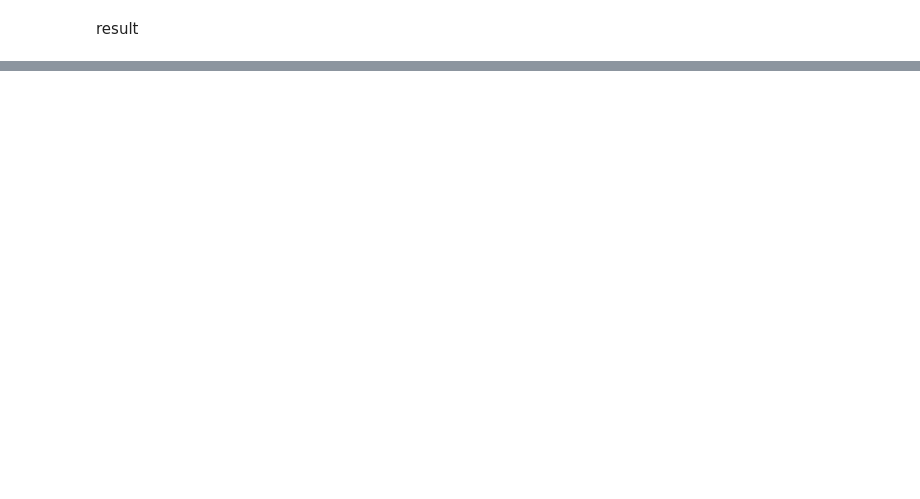
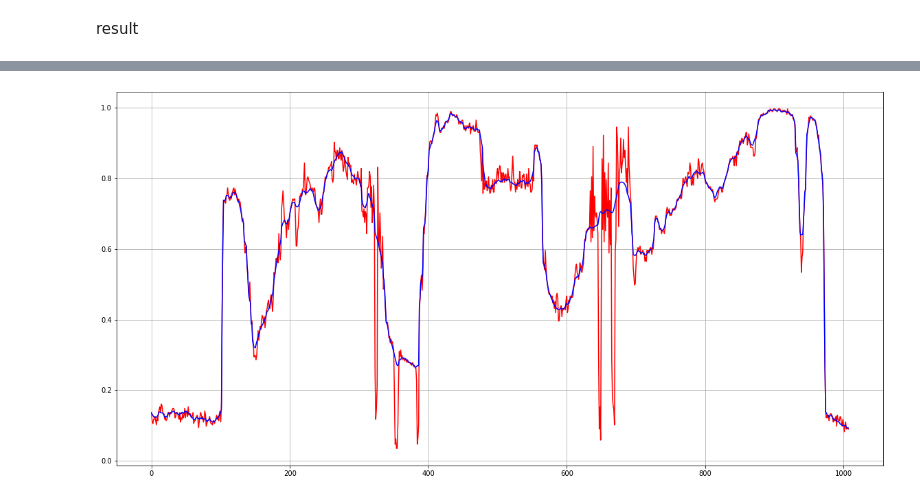
Before and after one commit to Mrrmm510/PrimalDual, a Jupyter notebook: total-variation.ipynb, the cells around one changed output, grey strips where cells are left out. Drawn from its saved outputs; the diff is of its cells as text; code cells hidden in the pictures; blank space fills up the shorter version.

```diff
--- a/total-variation.ipynb
+++ b/total-variation.ipynb
@@ -60,0 +70,7 @@ plt.show()
+# %%
+plt.figure(figsize=(20, 10))
+plt.plot(img[:,:,0][300], 'r')
+plt.plot(smoothed[:,:,0][300], 'b')
+plt.grid()
+# %% [output]
+[figure, added]
```
Also changed, not shown: parts of 5 cells of this notebook, 2 other files.
